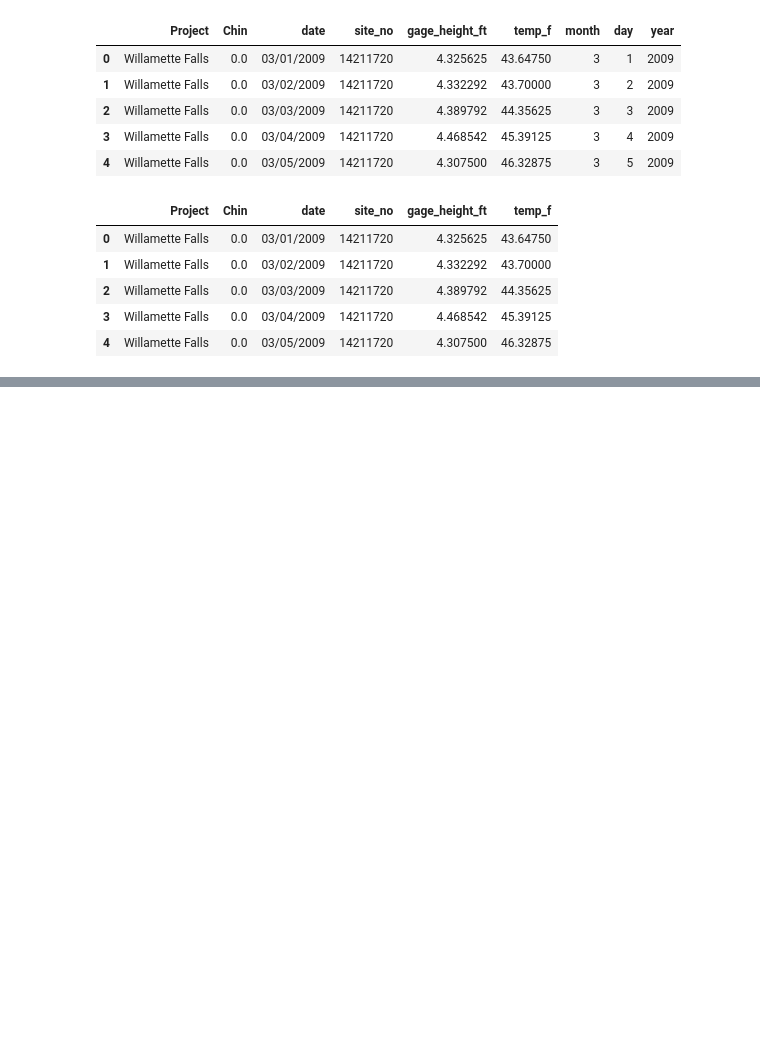
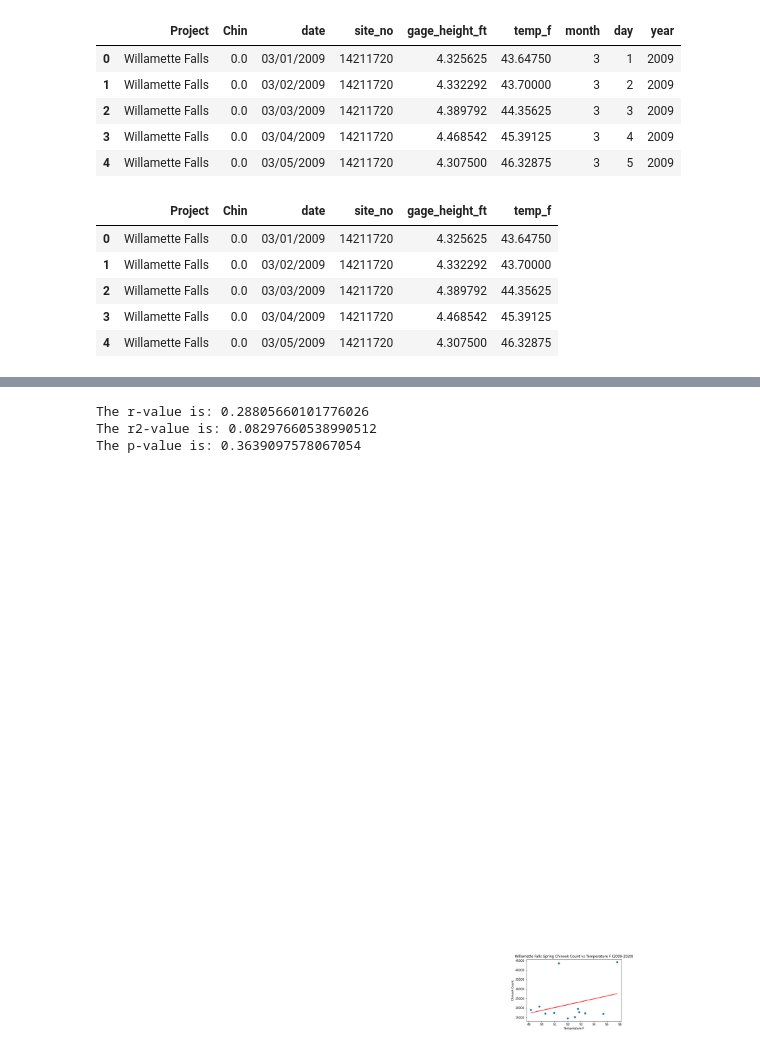
Before and after one commit to jayhjman/bootcamp-project1, a Jupyter notebook: daily_willamette.ipynb, the cells around one changed output, grey strips where cells are left out. Drawn from its saved outputs; the diff is of its cells as text; code cells hidden in the pictures; blank space fills up the shorter version.

```diff
--- a/daily_willamette.ipynb
+++ b/daily_willamette.ipynb
@@ -227,0 +464,3 @@ The p-value is: 2.5054640725758246e-76
+# %%
+willamette_temp_df = willamette_gage_final.drop(columns="gage_height_ft")
+willamette_temp_df.head()
@@ -227,0 +475,4 @@ The p-value is: 2.5054640725758246e-76
+# %%
+merged_willamette_salmon_temp_df = pd.merge(willamette_salmon_ann_df, willamette_temp_df, on="Year")
+merged_willamette_salmon_temp_df = merged_willamette_salmon_temp_df.drop(columns='site_no')
+merged_willamette_salmon_temp_df.head()
@@ -228,2 +486,27 @@ The p-value is: 2.5054640725758246e-76
+# %%
+# Plot a scatter and regression of river depth and salmon counts to see if any correlation
+
+slope, intercept, rvalue, pvalue, stderr = linregress(merged_willamette_salmon_temp_df["temp_f"],
+                                                      merged_willamette_salmon_temp_df["Chinook"])
+regress_values = merged_willamette_salmon_temp_df["temp_f"] * slope + intercept
+line_eq = "y = " + str(round(slope,2)) + "x + " + str(round(intercept,2))
+print(f"The r-value is: {rvalue}")
+print(f"The r2-value is: {rvalue**2}")
+print(f"The p-value is: {pvalue}")
+
+fig, ax = plt.subplots()
+ax.set_xlabel("Temperature F")
+ax.set_ylabel("Chinook Count")
+ax.set_title("Willamette Falls Spring Chinook Count vs Temperature F (2009-2020)")
+ax.annotate(line_eq, (16,300000), fontsize=15, color="red")
+ax.plot(merged_willamette_salmon_temp_df["temp_f"], regress_values, "r-")
+ax.scatter(merged_willamette_salmon_temp_df["temp_f"],merged_willamette_salmon_temp_df["Chinook"])
+plt.savefig(annual_image_path + "will_annual_scatter_temp.png")
+plt.show()
+# %% [output]
+The r-value is: 0.28805660101776026
+The r2-value is: 0.08297660538990512
+The p-value is: 0.3639097578067054
+[figure, added]
 # %%
 # Calculate a trend line
```
Also changed, not shown: parts of 23 cells of this notebook, 7 other files.
